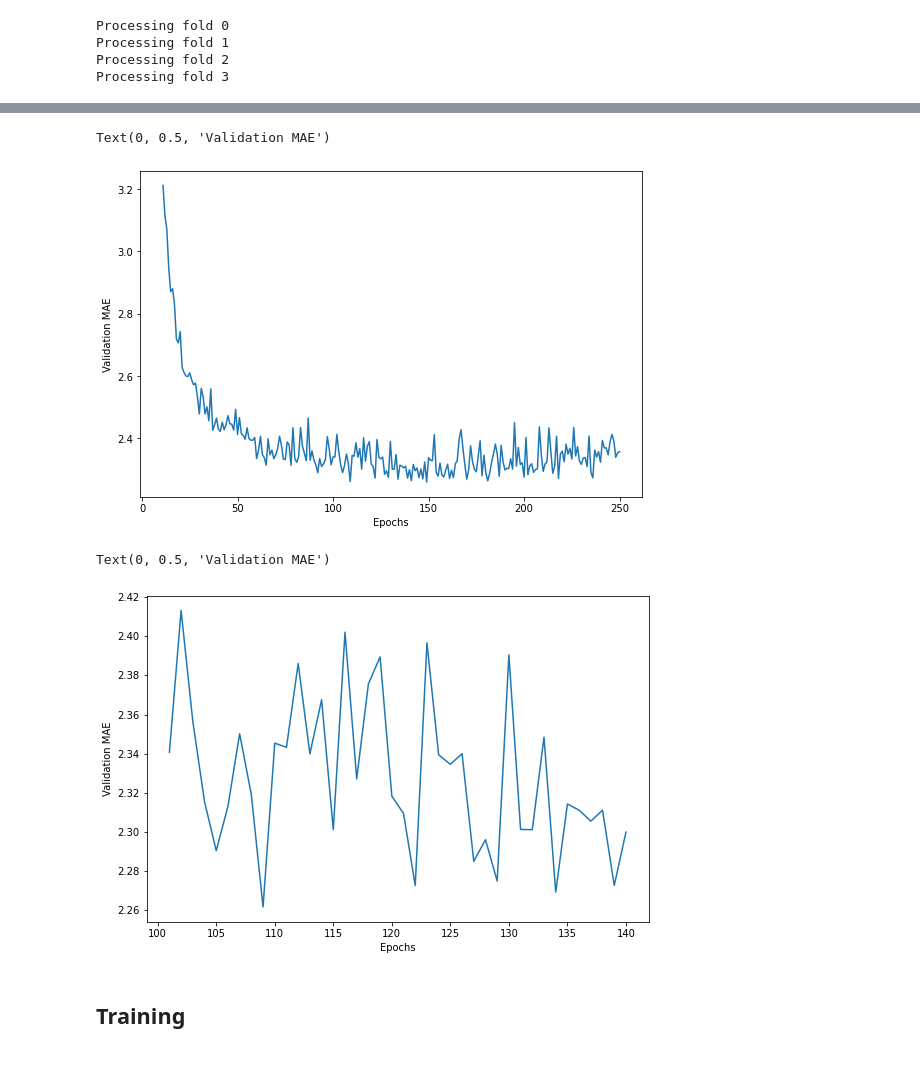
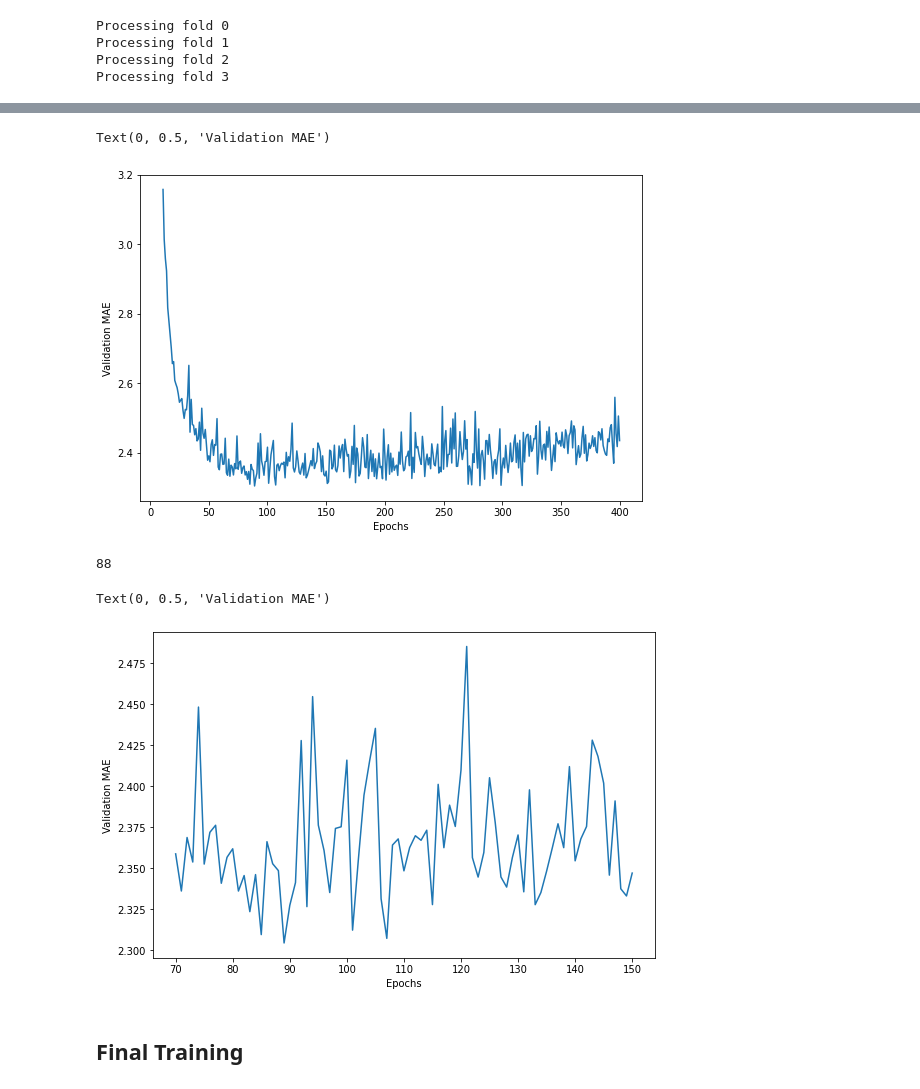
Before and after one commit to biraj21/deep_learning_with_tf, a Jupyter notebook: ch4/house_price_prediction.ipynb, the cells around one changed output, grey strips where cells are left out. Saved outputs shown, nothing was run; the diff lists cells and outputs as text; code cells hidden in the pictures.

```diff
--- a/ch4/house_price_prediction.ipynb
+++ b/ch4/house_price_prediction.ipynb
@@ -39,8 +51,8 @@ def build_model():
 ## k-fold cross-validation
 # %%
 k = 4
-num_val_samples = len(x_train) // k  # or number of samples per partition (sort of)
-num_epochs = 250
+num_val_samples = len(x_train) // k  # kind of like number of samples per partition
+num_epochs = 400
 val_mae_histories = []  # validation MAE history per fold
 
 for i in range(k):
@@ -92,17 +104,21 @@ plt.xlabel("Epochs")
 plt.ylabel("Validation MAE")
 # %% [output]
 Text(0, 0.5, 'Validation MAE')
-[figure, old version]
+[figure, new version]
+# %%
+average_mae_history.argmin()
+# %% [output]
+88
 # %%
 plt.figure(figsize=(9, 6))
-plt.plot(range(101, 141), average_mae_history[100:140])
+plt.plot(range(70, 151), average_mae_history[69:150])
 plt.xlabel("Epochs")
 plt.ylabel("Validation MAE")
 # %% [output]
 Text(0, 0.5, 'Validation MAE')
-[figure, old version]
+[figure, new version]
 # %% [markdown]
-## Training
+## Final Training
 # %%
 model = build_model()
 model.fit(
```
Also changed, not shown: parts of 6 cells of this notebook.
